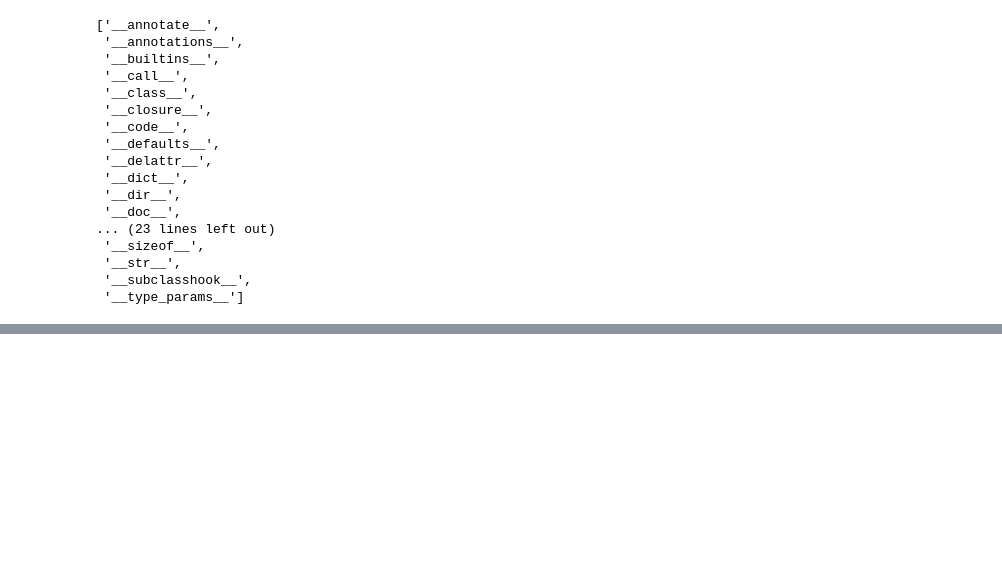
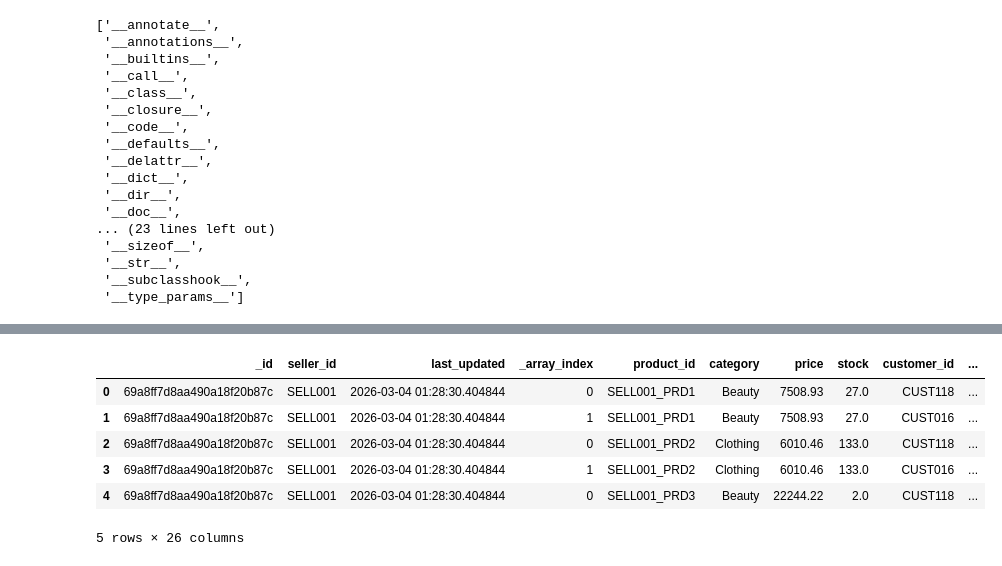
Before and after one commit to aparna-belur/data-migration-aparna, a Jupyter notebook: test.ipynb, the cells around one changed output, grey strips where cells are left out. Cells and saved outputs as stored; diff of their text form; code cells hidden in the pictures; blank space fills up the shorter version.

```diff
--- a/test.ipynb
+++ b/test.ipynb
@@ -128,0 +154,11 @@ orders_df_transform.head(2)
+# %%
+seller_df1_transform1=transform(sellers_df1)
+seller_df1_transform1.head()
+# %% [output]
+|  | _id | seller_id | last_updated | _array_index | product_id | category | price | stock | customer_id | ... |
+| 0 | 69a8ff7d8aa490a18f20b87c | SELL001 | 2026-03-04 01:28:30.404844 | 0 | SELL001_PRD1 | Beauty | 7508.93 | 27.0 | CUST118 | ... |
+| 1 | 69a8ff7d8aa490a18f20b87c | SELL001 | 2026-03-04 01:28:30.404844 | 1 | SELL001_PRD1 | Beauty | 7508.93 | 27.0 | CUST016 | ... |
+| 2 | 69a8ff7d8aa490a18f20b87c | SELL001 | 2026-03-04 01:28:30.404844 | 0 | SELL001_PRD2 | Clothing | 6010.46 | 133.0 | CUST118 | ... |
+| 3 | 69a8ff7d8aa490a18f20b87c | SELL001 | 2026-03-04 01:28:30.404844 | 1 | SELL001_PRD2 | Clothing | 6010.46 | 133.0 | CUST016 | ... |
+| 4 | 69a8ff7d8aa490a18f20b87c | SELL001 | 2026-03-04 01:28:30.404844 | 0 | SELL001_PRD3 | Beauty | 22244.22 | 2.0 | CUST118 | ... |
+5 rows × 26 columns
```
Also changed, not shown: parts of 30 cells of this notebook, 13 other files.
